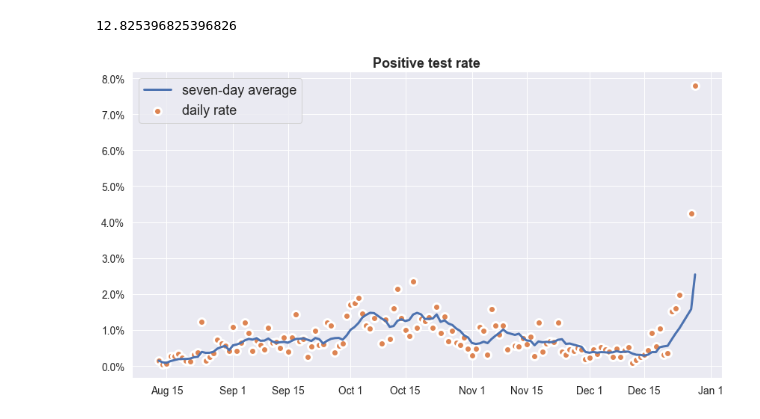
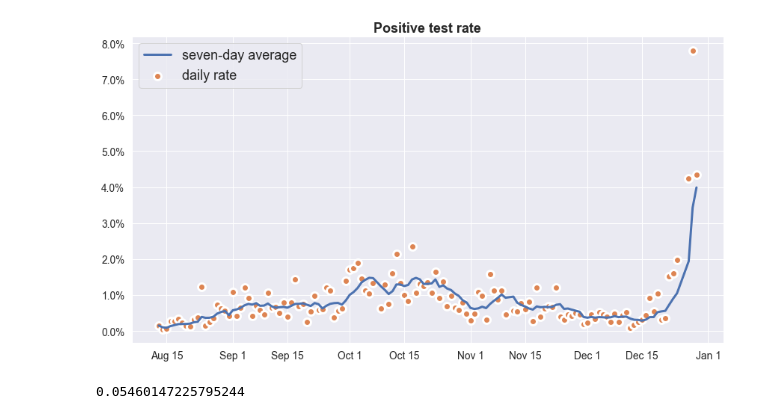
Before and after one commit to MarkusMannheim/act-coronavirus-teaser, a Jupyter notebook: data/tests.ipynb, the cells around one changed output. Drawn from its saved outputs; the diff is of its cells as text; code cells hidden in the pictures.

```diff
--- a/data/tests.ipynb
+++ b/data/tests.ipynb
@@ -1,7 +1,8 @@
 # %%
-import pandas as pd, matplotlib.pyplot as plt, seaborn as sns, matplotlib.ticker as ticker, matplotlib.dates as mdates
+import pandas as pd, numpy as np, matplotlib.pyplot as plt, seaborn as sns, matplotlib.ticker as ticker, matplotlib.dates as mdates
 sns.set(style="darkgrid", font_scale=1.25)
 data = pd.read_csv("caseData.csv", parse_dates=["date"])
+data["tests"] = data["tests"].apply(lambda x: np.nan if x == 0 else x)
 data = data.dropna()
 data.drop(data[data["tests"] == 0].index, inplace=True)
 data["day"] = data.date.dt.dayofweek
@@ -37,41 +38,47 @@ data
 # %%
 data["rate"] = data.new / (data.tests + data.new)
-for i, indice in enumerate(data.index):
-    data.at[indice, "trend"] = data.iloc[max(i - 6, 0):i + 1]["rate"].mean()
+for i in data.index:
+    temp = data[(data["date"] > data.at[i, "date"] - pd.Timedelta(days=7)) & (data["date"] <= data.at[i, "date"])]
+    data.at[i, "trend"] = temp["rate"].mean()
+
 df = data[["date", "rate", "trend"]].set_index("date")
+
 df.columns = ["daily rate", "seven-day average"]
 fig, ax = plt.subplots(
     figsize=(12, 6.75),
     tight_layout=True
 )
-df
+
 sns.scatterplot(data=df, x=df.index, y="daily rate", ax=ax, linewidth=3, s=100, label="daily rate", color="#dd8452")
 sns.lineplot(data=df, x=df.index, y="seven-day average", ax=ax, linewidth=3, label="seven-day average")
 plt.title("Positive test rate", fontsize="large", fontweight="bold")
 plt.ylabel(None)
 plt.xlabel(None)
 plt.legend(fontsize="large")
 ax.get_yaxis().set_major_formatter(ticker.PercentFormatter(1, 1))
 ax.get_xaxis().set_major_formatter(mdates.DateFormatter("%b %#d"))
 plt.savefig("testingrate.jpg")
-1 / df.at[pd.Timestamp("2021-12-28"), "daily rate"]
+
 # for i, indice in enumerate(data.index):
 #     data.at[indice, "trend_test"] = data.iloc[max(i - 6, 0):i + 1]["tests"].mean()
 # df = data[["date", "tests", "trend_test"]].set_index("date")
 # df.columns = ["daily tests", "seven-day average"]
 # fig, ax = plt.subplots(
 #     figsize=(12, 6.75),
 #     tight_layout=True
 # )
 # sns.scatterplot(data=df, x=df.index, y="daily tests", ax=ax, linewidth=3, s=100, label="daily tests", color="#dd8452")
 # sns.lineplot(data=df, x=df.index, y="seven-day average", ax=ax, linewidth=3, label="seven-day average")
 # plt.title("Negative tests returned", fontsize="large", fontweight="bold")
 # plt.ylabel(None)
 # plt.xlabel(None)
 # plt.legend(fontsize="large")
 # ax.get_yaxis().set_major_formatter(ticker.FuncFormatter(lambda x, p: f"{int(x):,}"))
 # ax.get_xaxis().set_major_formatter(mdates.DateFormatter("%b %-d"))
 # plt.savefig("testingnos.jpg")
 # %% [output]
-12.825396825396826
-[figure, old version]
+[figure, new version]
+# %%
+data.iloc[-3:].rate.mean()
+# %% [output]
+0.05460147225795244
```
Also changed, not shown: parts of 1 cell of this notebook, 3 other files.
